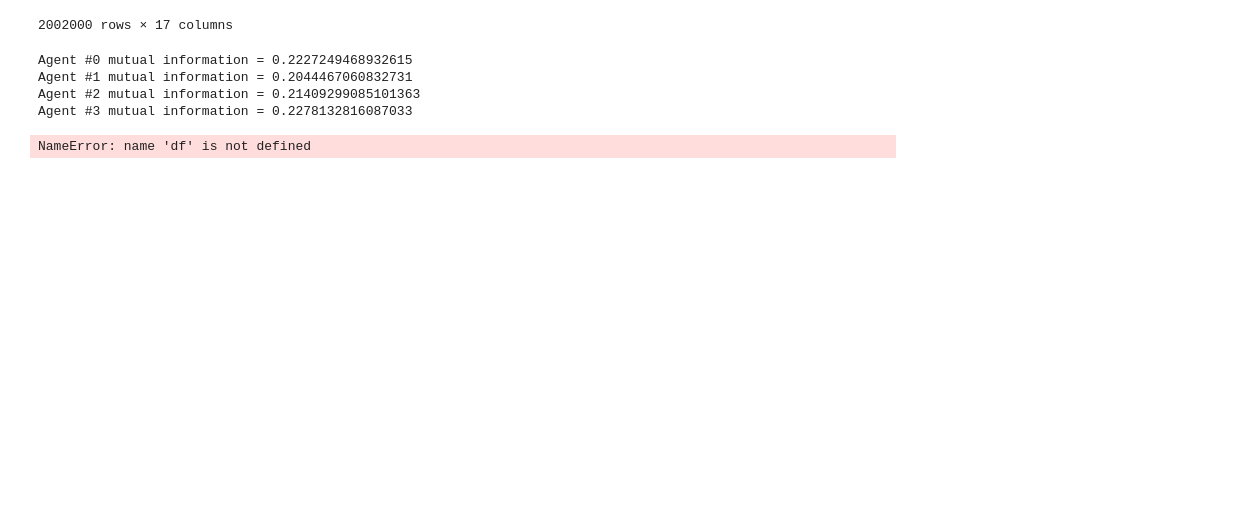
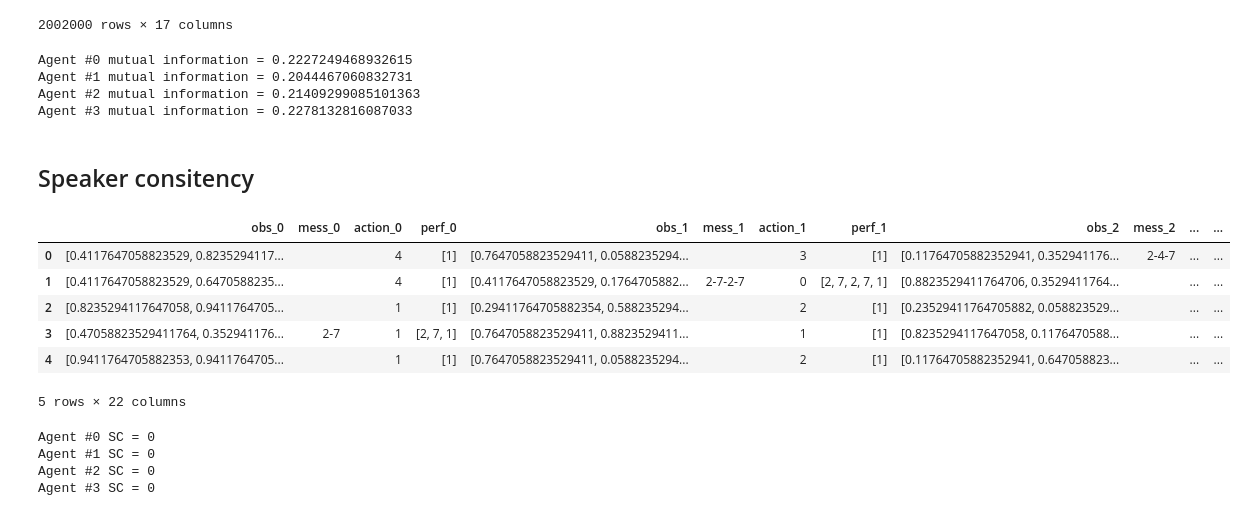
Before and after one commit to Maxtoq/MADRL-PhD-Thesis-Code, a Jupyter notebook: algorithms/LGMARL_new/Mutual Information.ipynb, the cells around one changed output. Saved outputs shown, nothing was run; the diff lists cells and outputs as text; code cells hidden in the pictures; blank space fills up the shorter version.

```diff
--- a/algorithms/LGMARL_new/Mutual Information.ipynb
+++ b/algorithms/LGMARL_new/Mutual Information.ipynb
@@ -451,7 +325,27 @@ Agent #0 mutual information = 0.2227249468932615
 Agent #1 mutual information = 0.2044467060832731
 Agent #2 mutual information = 0.21409299085101363
 Agent #3 mutual information = 0.2278132816087033
-# %%
-df
-# %% [output]
-NameError: name 'df' is not defined
+# %% [markdown]
+## Speaker consitency
+# %%
+df, n_agents = load_n_prep_data("../../results/data/eval_comm/18s50np_lang_ce0-run1.csv", 100000)
+df.head()
+# %% [output]
+|  | obs_0 | mess_0 | action_0 | perf_0 | obs_1 | mess_1 | action_1 | perf_1 | obs_2 | mess_2 | ... | ... |
+| 0 | [0.4117647058823529, 0.8235294117... |  | 4 | [1] | [0.7647058823529411, 0.0588235294... |  | 3 | [1] | [0.11764705882352941, 0.352941176... | 2-4-7 | ... | ... |
+| 1 | [0.4117647058823529, 0.6470588235... |  | 4 | [1] | [0.4117647058823529, 0.1764705882... | 2-7-2-7 | 0 | [2, 7, 2, 7, 1] | [0.8823529411764706, 0.3529411764... |  | ... | ... |
+| 2 | [0.8235294117647058, 0.9411764705... |  | 1 | [1] | [0.29411764705882354, 0.588235294... |  | 2 | [1] | [0.23529411764705882, 0.058823529... |  | ... | ... |
+| 3 | [0.47058823529411764, 0.352941176... | 2-7 | 1 | [2, 7, 1] | [0.7647058823529411, 0.8823529411... |  | 1 | [1] | [0.8235294117647058, 0.1176470588... |  | ... | ... |
+| 4 | [0.9411764705882353, 0.9411764705... |  | 1 | [1] | [0.7647058823529411, 0.0588235294... |  | 2 | [1] | [0.11764705882352941, 0.647058823... |  | ... | ... |
+5 rows × 22 columns
+# %%
+for a_i in range(n_agents):
+    c = np.stack(df[f"obs_{a_i}"])
+    d = np.array(df[f"mess_{a_i}_class"])
+
+    print(f"Agent #{a_i} SC = {mu_approximate(c, d, 3)}")
+# %% [output]
+Agent #0 SC = 0
+Agent #1 SC = 0
+Agent #2 SC = 0
+Agent #3 SC = 0
```
Also changed, not shown: parts of 9 cells of this notebook, 4 other files.
